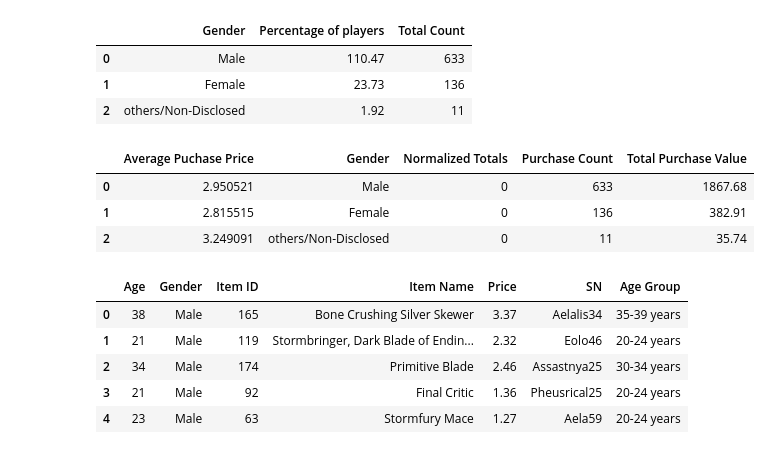
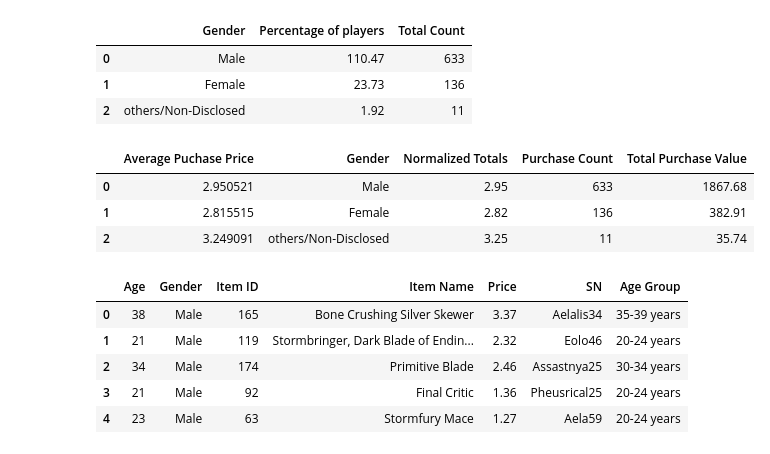
Before and after one commit to shipur/Pandas-PyMoli, a Jupyter notebook: HeroesOfPymoli/pymoli.ipynb, the cells around one changed output. Saved outputs shown, nothing was run; the diff lists cells and outputs as text; code cells hidden in the pictures.

```diff
--- a/HeroesOfPymoli/pymoli.ipynb
+++ b/HeroesOfPymoli/pymoli.ipynb
@@ -62,23 +62,23 @@ female_df = file_df.loc[file_df["Gender"] == "Female"]
 # %%
 #Purchasing Analysis (Other/Non-Disclosed)
 other_nonDis_df = file_df.loc[file_df["Gender"] == "Other / Non-Disclosed"]
 
 #Normalized totals
-norm_total_males = 0
-norm_total_females = 0
-norm_total_others = 0
+norm_total_males = round(male_df["Price"].sum()/male_df["Age"].count(),2)
+norm_total_females = round(female_df["Price"].sum()/female_df["Age"].count(),2)
+norm_total_others = round(other_nonDis_df["Price"].sum()/other_nonDis_df["Age"].count(),2)
 
 purchase_anlys_df = pd.DataFrame({'Gender': ["Male", "Female", "others/Non-Disclosed"],
                                  'Purchase Count': [male_df["Price"].count(), female_df["Price"].count(), other_nonDis_df["Price"].count()],
                                  'Average Puchase Price': [male_df["Price"].mean(),female_df["Price"].mean(),other_nonDis_df["Price"].mean()],
                                  'Total Purchase Value': [male_df["Price"].sum(),female_df["Price"].sum(),other_nonDis_df["Price"].sum()],
                                  'Normalized Totals':[norm_total_males, norm_total_females, norm_total_others] })
 purchase_anlys_df.head()
 # %% [output]
 |  | Average Puchase Price | Gender | Normalized Totals | Purchase Count | Total Purchase Value |
-| 0 | 2.950521 | Male | 0 | 633 | 1867.68 |
-| 1 | 2.815515 | Female | 0 | 136 | 382.91 |
-| 2 | 3.249091 | others/Non-Disclosed | 0 | 11 | 35.74 |
+| 0 | 2.950521 | Male | 2.95 | 633 | 1867.68 |
+| 1 | 2.815515 | Female | 2.82 | 136 | 382.91 |
+| 2 | 3.249091 | others/Non-Disclosed | 3.25 | 11 | 35.74 |
 # %%
 #Age Demographics
 #------------------
```
Also changed, not shown: parts of 3 cells of this notebook.
